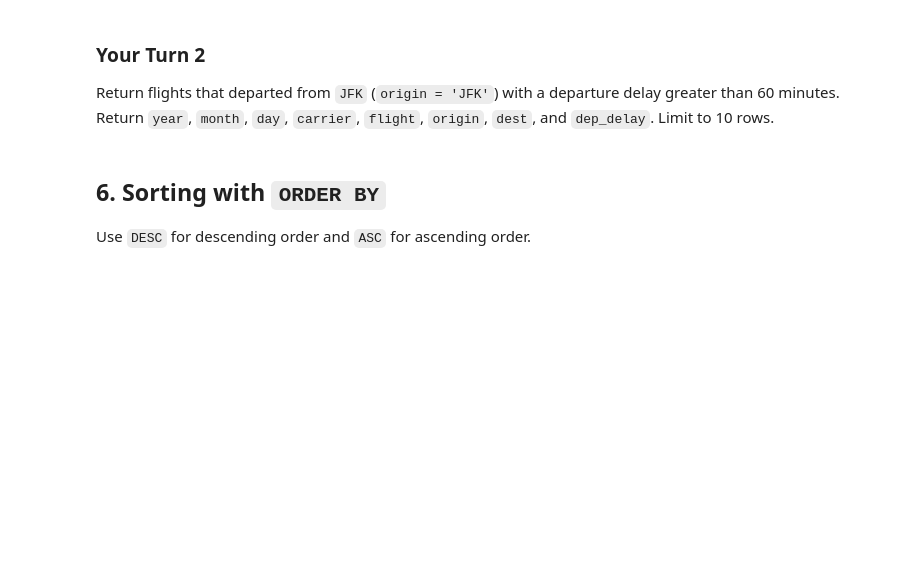
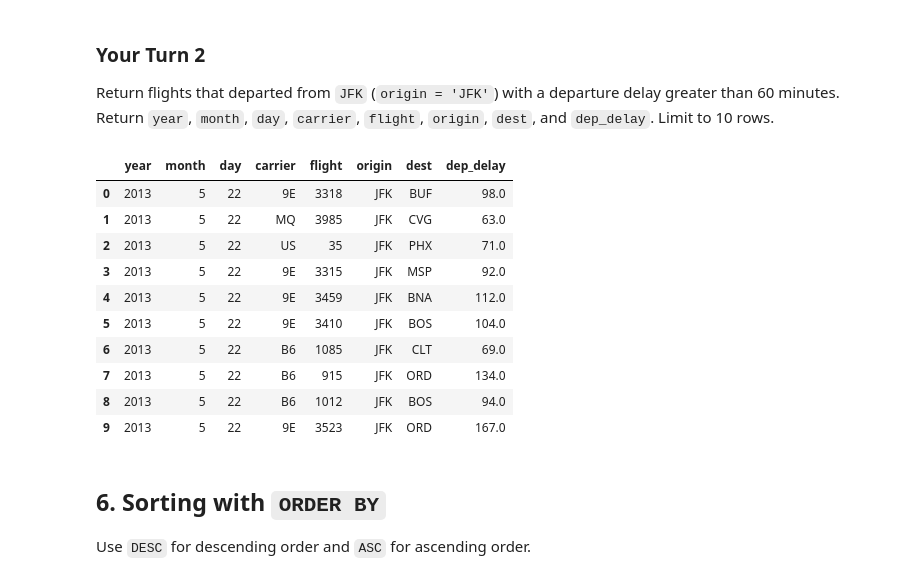
Before and after one commit to cassandrakgomez/ban6003-week09-10-cassandragomez, a Jupyter notebook: notebooks/module9_neon_sql_fundamentals_guided_lab.ipynb, the cells around one changed output. Cells and saved outputs as stored; diff of their text form; code cells hidden in the pictures; blank space fills up the shorter version.

```diff
--- a/notebooks/module9_neon_sql_fundamentals_guided_lab.ipynb
+++ b/notebooks/module9_neon_sql_fundamentals_guided_lab.ipynb
@@ -188,10 +288,26 @@ Return flights that departed from `JFK` (`origin = 'JFK'`) with a departure dela
 # %%
 # Your Turn 2
 query = """
-
+SELECT year, month, day, carrier, flight, origin, dest, dep_delay
+FROM flights
+WHERE origin IN ('JFK')
+    AND dep_delay > 60
+LIMIT 10;
 """
 
 run_query(query, engine)
+# %% [output]
+|  | year | month | day | carrier | flight | origin | dest | dep_delay |
+| 0 | 2013 | 5 | 22 | 9E | 3318 | JFK | BUF | 98.0 |
+| 1 | 2013 | 5 | 22 | MQ | 3985 | JFK | CVG | 63.0 |
+| 2 | 2013 | 5 | 22 | US | 35 | JFK | PHX | 71.0 |
+| 3 | 2013 | 5 | 22 | 9E | 3315 | JFK | MSP | 92.0 |
+| 4 | 2013 | 5 | 22 | 9E | 3459 | JFK | BNA | 112.0 |
+| 5 | 2013 | 5 | 22 | 9E | 3410 | JFK | BOS | 104.0 |
+| 6 | 2013 | 5 | 22 | B6 | 1085 | JFK | CLT | 69.0 |
+| 7 | 2013 | 5 | 22 | B6 | 915 | JFK | ORD | 134.0 |
+| 8 | 2013 | 5 | 22 | B6 | 1012 | JFK | BOS | 94.0 |
+| 9 | 2013 | 5 | 22 | 9E | 3523 | JFK | ORD | 167.0 |
 # %% [markdown]
 ## 6. Sorting with `ORDER BY`
 
```
Also changed, not shown: parts of 20 cells of this notebook.
